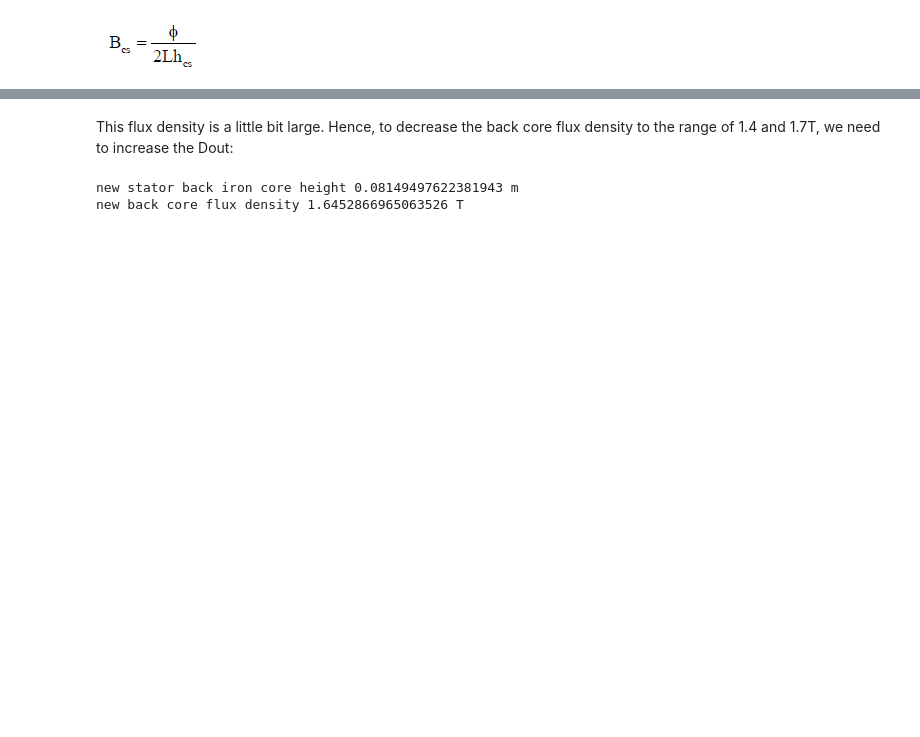
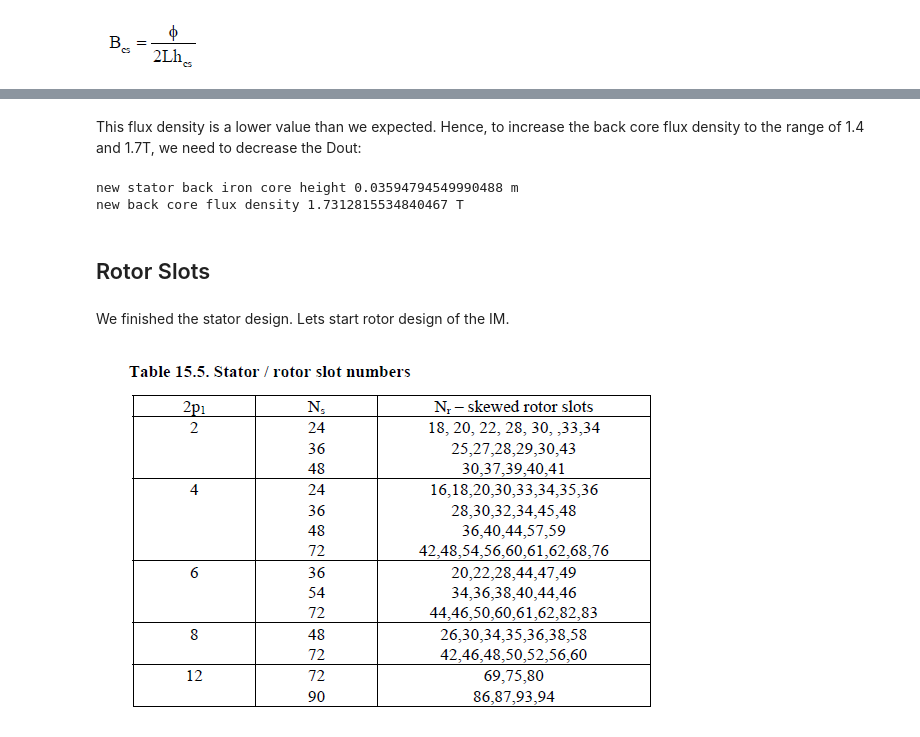
Before and after one commit to odtu/EE564, a Jupyter notebook: TRAIN/Doga/Design of a Train Traction Motor.ipynb, the cells around one changed output, grey strips where cells are left out. Cells and saved outputs as stored; diff of their text form; code cells hidden in the pictures; blank space fills up the shorter version.

Commit message:
rotor design and design corrections completed

```diff
--- a/TRAIN/Doga/Design of a Train Traction Motor.ipynb
+++ b/TRAIN/Doga/Design of a Train Traction Motor.ipynb
@@ -481,11 +481,20 @@ The back core flux density 1.922783295336903 T
 # %% [markdown]
-This flux density is a little bit large. Hence, to decrease the back core flux density to the range of 1.4 and 1.7T, we need to increase the Dout:
+This flux density is a lower value than we expected. Hence, to increase the back core flux density to the range of 1.4 and 1.7T, we need to decrease the Dout:
 # %%
-Dout_new=0.86
+Dout_new=0.72
 hcs_new=(Dout_new-Dis-2*(hos+hw+hs))/2
 Bcs_new=φ/2/l/hcs_new
 print ('new stator back iron core height',hcs_new,'m')
 print ('new back core flux density',Bcs_new,'T')
 # %% [output]
-new stator back iron core height 0.08149497622381943 m
-new back core flux density 1.6452866965063526 T
+new stator back iron core height 0.03594794549990488 m
+new back core flux density 1.7312815534840467 T
+# %% [markdown]
+## Rotor Slots
+# %% [markdown]
+We finished the stator design. Lets start rotor design of the IM.
+# %%
+from IPython.display import Image
+Image(filename='Images/rotorslot.png')
+# %% [output]
+[figure, added]
```
Also changed, not shown: parts of 75 cells of this notebook, 18 other files.
